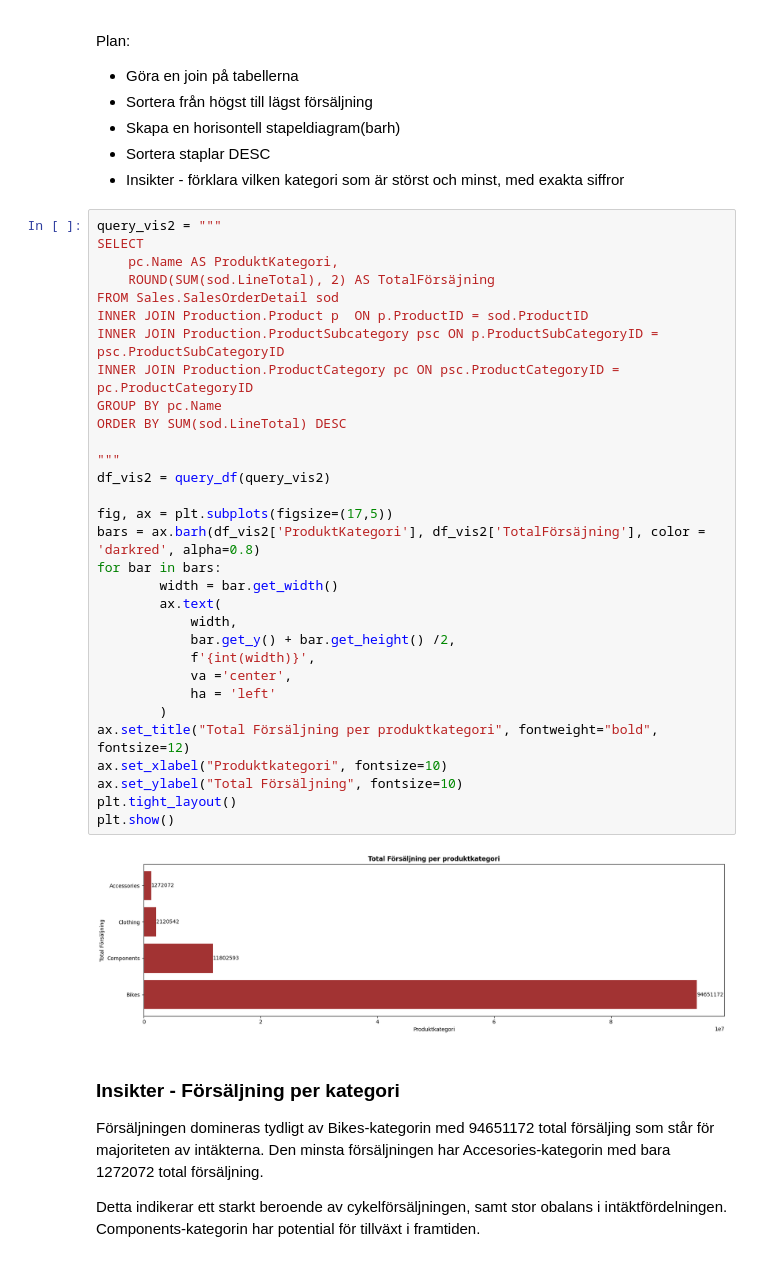
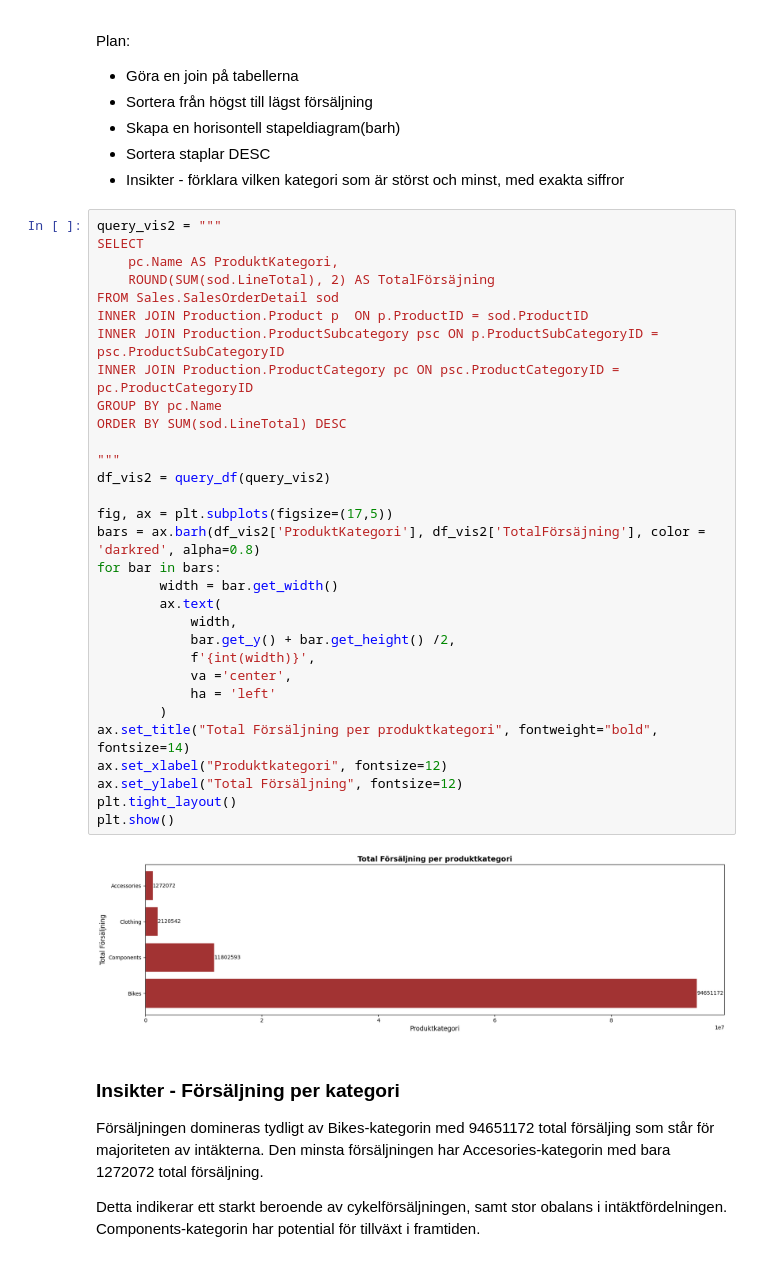
Before and after one commit to janekrajt-tech/AdventureWorks2025, a Jupyter notebook: notebooks/main.ipynb, the cells around one changed output. Cells and saved outputs as stored; diff of their text form.

```diff
--- a/notebooks/main.ipynb
+++ b/notebooks/main.ipynb
@@ -121,36 +121,36 @@ Plan:
 # %%
 query_vis2 = """
 SELECT
     pc.Name AS ProduktKategori,
     ROUND(SUM(sod.LineTotal), 2) AS TotalFörsäjning
 FROM Sales.SalesOrderDetail sod
 INNER JOIN Production.Product p  ON p.ProductID = sod.ProductID
 INNER JOIN Production.ProductSubcategory psc ON p.ProductSubCategoryID = psc.ProductSubCategoryID
 INNER JOIN Production.ProductCategory pc ON psc.ProductCategoryID = pc.ProductCategoryID
 GROUP BY pc.Name
 ORDER BY SUM(sod.LineTotal) DESC
 
 """
 df_vis2 = query_df(query_vis2)
 
 fig, ax = plt.subplots(figsize=(17,5))
 bars = ax.barh(df_vis2['ProduktKategori'], df_vis2['TotalFörsäjning'], color = 'darkred', alpha=0.8)
 for bar in bars:
         width = bar.get_width()
         ax.text(
             width,
             bar.get_y() + bar.get_height() /2,
             f'{int(width)}',
             va ='center',
             ha = 'left'
         )
-ax.set_title("Total Försäljning per produktkategori", fontweight="bold", fontsize=12)
-ax.set_xlabel("Produktkategori", fontsize=10)
-ax.set_ylabel("Total Försäljning", fontsize=10)
+ax.set_title("Total Försäljning per produktkategori", fontweight="bold", fontsize=14)
+ax.set_xlabel("Produktkategori", fontsize=12)
+ax.set_ylabel("Total Försäljning", fontsize=12)
 plt.tight_layout()
 plt.show()
 # %% [output]
-[figure, old version]
+[figure, new version]
 # %% [markdown]
 ### Insikter - Försäljning per kategori
 Försäljningen domineras tydligt av Bikes-kategorin med 94651172 total försäljing som står för majoriteten av intäkterna. Den minsta försäljningen har Accesories-kategorin med bara 1272072 total försäljning.
```
Also changed, not shown: parts of 9 cells of this notebook, 2 other files.
